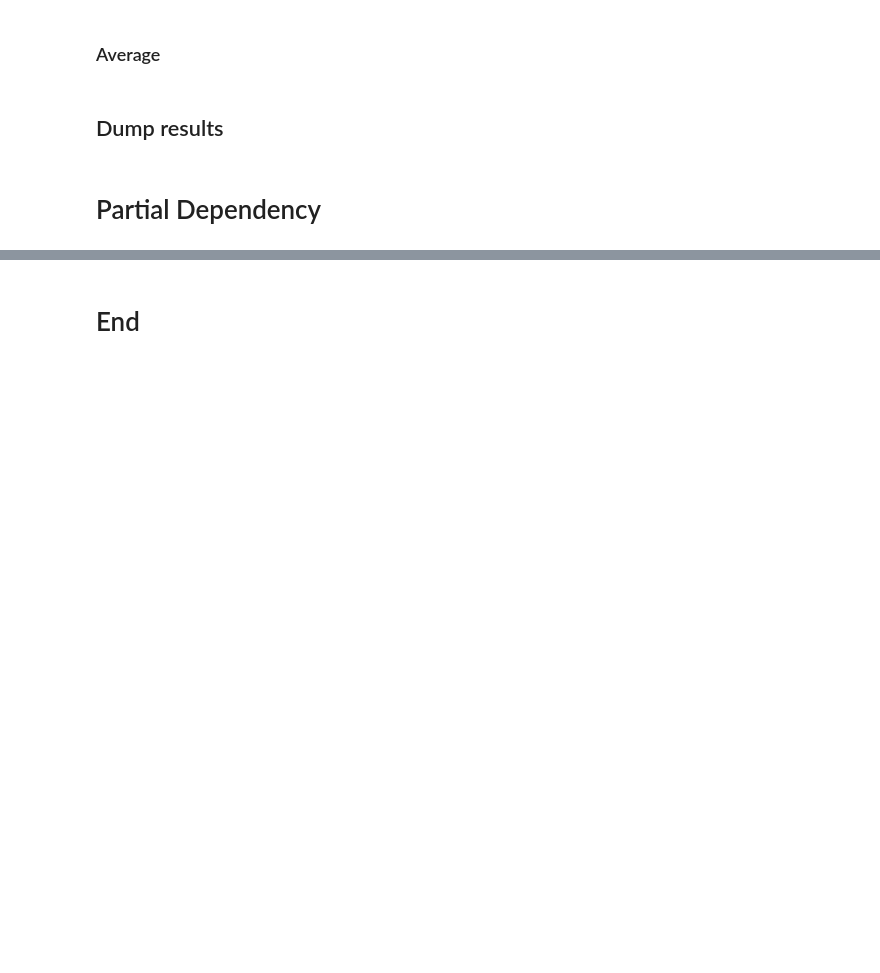
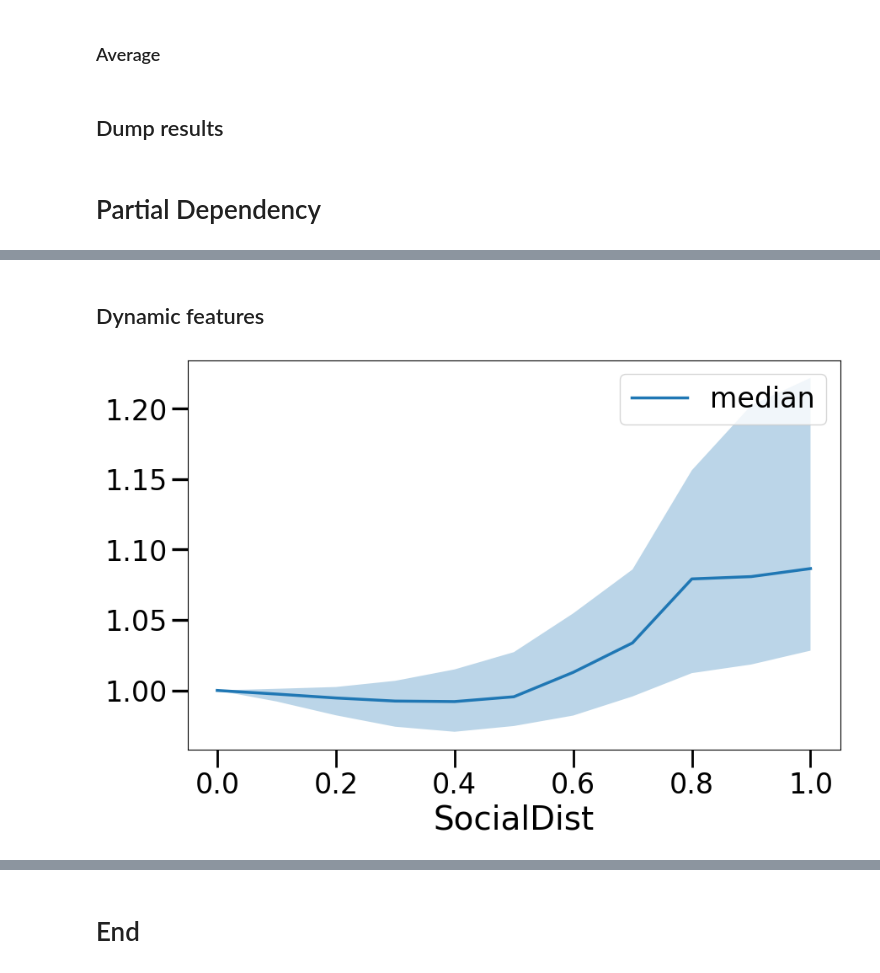
Before and after one commit to Data-ScienceHub/gpce-covid, a Jupyter notebook: TFT-pytorch/notebook/Partial dependency.ipynb, the cells around one changed output, grey strips where cells are left out. Cells and saved outputs as stored; diff of their text form; code cells hidden in the pictures; blank space fills up the shorter version.

```diff
--- a/TFT-pytorch/notebook/Partial dependency.ipynb
+++ b/TFT-pytorch/notebook/Partial dependency.ipynb
@@ -493,0 +418,8 @@ Transmission
+# %% [markdown]
+## Dynamic features
+# %%
+partial_dependency(
+    test_data, 'SocialDist', values=np.arange(0, 1.001, step=0.1)
+)
+# %% [output]
+[figure, added]
```
Also changed, not shown: parts of 21 cells of this notebook, 4 other files.
